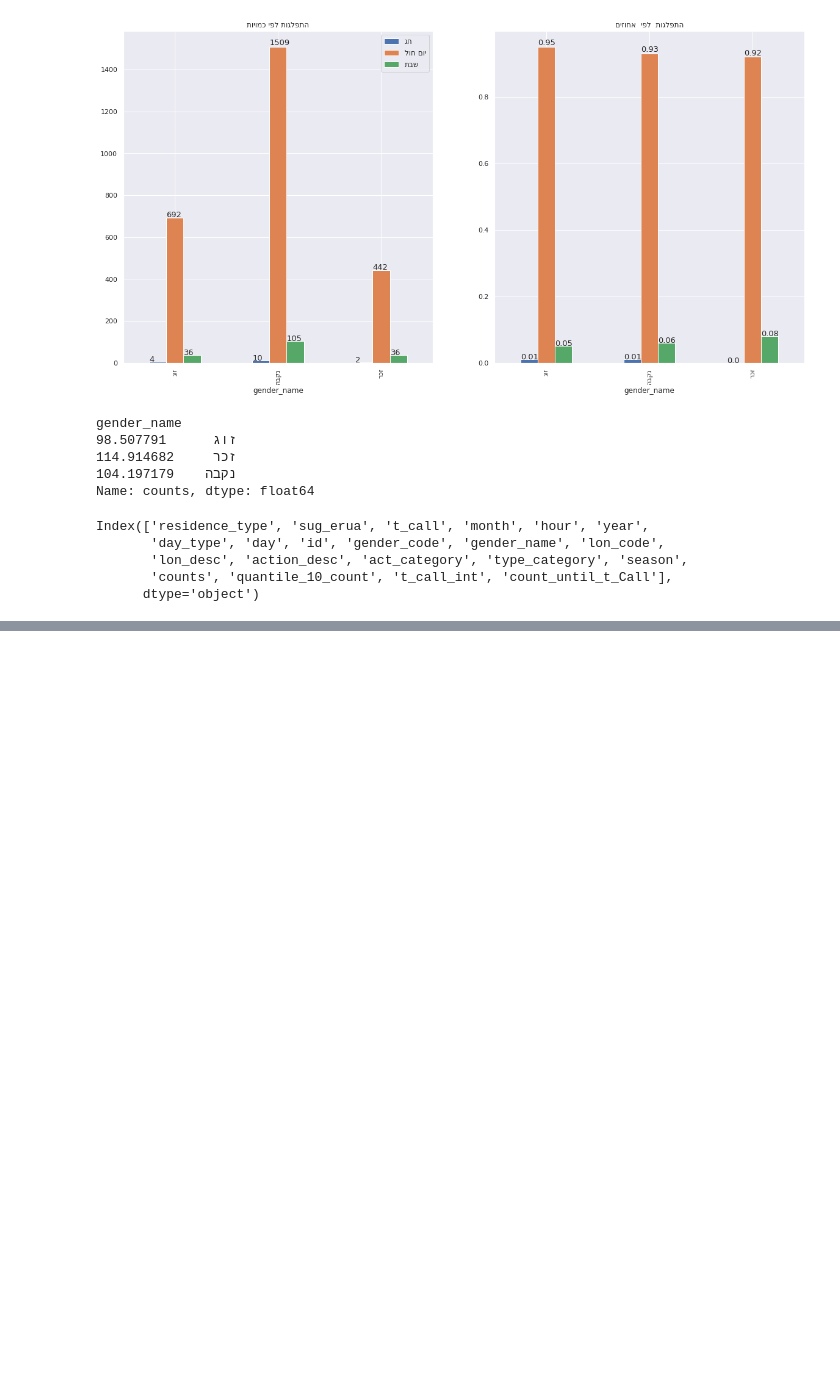
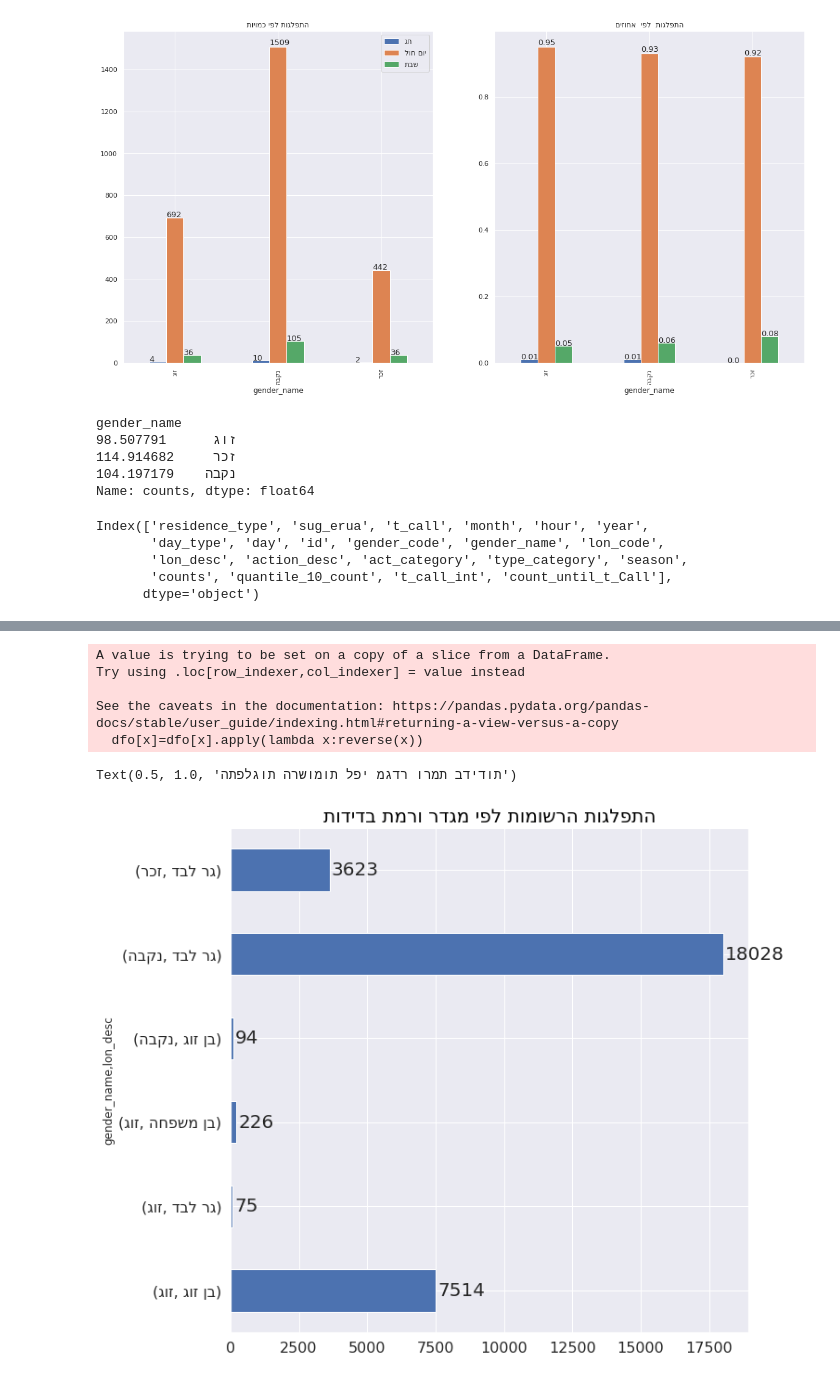
Before and after one commit to yarontal94/final_project, a Jupyter notebook: Untitled.ipynb, the cells around one changed output, grey strips where cells are left out. Saved outputs shown, nothing was run; the diff lists cells and outputs as text; code cells hidden in the pictures; blank space fills up the shorter version.

```diff
--- a/Untitled.ipynb
+++ b/Untitled.ipynb
@@ -772,0 +773,31 @@ g.map_dataframe(sns.scatterplot, x="residence_type",y="sug_erua")
+# %%
+#df[["gender_name", "act_category"]].apply(lambda x:reverse(x)).plot(kind="bar")
+
+#g = sns.FacetGrid(df, col="Team")
+#g.map_dataframe(plot_area)
+
+
+
+
+dfo=df[['lon_desc','residence_type','gender_name','act_category']]
+for x in dfo.columns:
+    dfo[x]=dfo[x].apply(lambda x:reverse(x))
+x=pd.DataFrame({'size':dfo.groupby(['gender_name','lon_desc']).size()}).reset_index()
+# %% [output]
+A value is trying to be set on a copy of a slice from a DataFrame.
+Try using .loc[row_indexer,col_indexer] = value instead
+
+See the caveats in the documentation: https://pandas.pydata.org/pandas-docs/stable/user_guide/indexing.html#returning-a-view-versus-a-copy
+  dfo[x]=dfo[x].apply(lambda x:reverse(x))
+# %%
+fig,ax=plt.subplots(1,1)
+dfo.groupby(['gender_name','lon_desc']).size().plot(kind='barh',figsize=(10, 10),ax=ax)
+for p in ax.patches:
+    ax.annotate("%.0f" % p.get_width(), xy=(p.get_width(), p.get_y()+p.get_height()/2),
+            xytext=(2, 0), textcoords='offset points', ha="left", va="center",size=20)
+plt.xticks(fontsize=16)
+plt.yticks(fontsize=16)
+ax.set_title(reverse('התפלגות הרשומות לפי מגדר ורמת בדידות'),fontdict={'fontsize': 20, 'fontweight': 'medium','color':'black'})
+# %% [output]
+Text(0.5, 1.0, 'תודידב תמרו רדגמ יפל תומושרה תוגלפתה')
+[figure, added]
```
Also changed, not shown: parts of 8 cells of this notebook.
